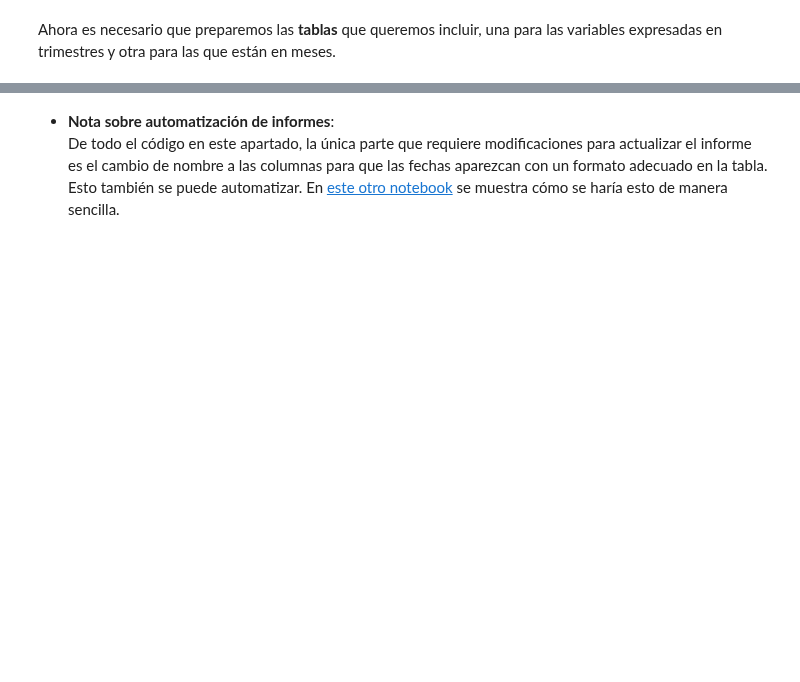
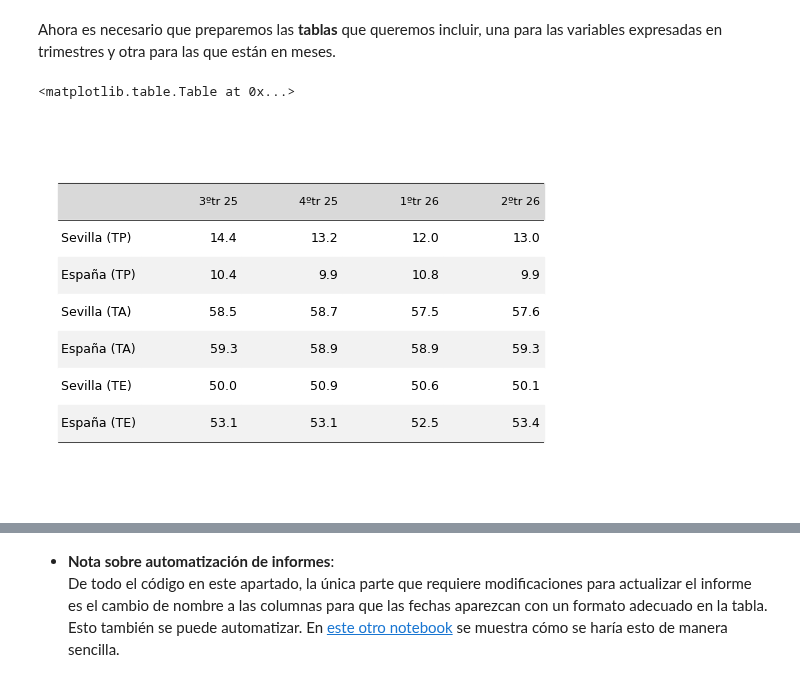
Before and after one commit to otoperalias/Coyuntura, a Jupyter notebook: clases/Tema2_IV.ipynb, the cells around one changed output, grey strips where cells are left out. Drawn from its saved outputs; the diff is of its cells as text; code cells hidden in the pictures; blank space fills up the shorter version.

```diff
--- a/clases/Tema2_IV.ipynb
+++ b/clases/Tema2_IV.ipynb
@@ -48,4 +48,5 @@ En [EPA](https://www.ine.es/dyngs/INEbase/es/operacion.htm?c=Estadistica_C&cid=1
 Entonces, hacemos la selección deseada: las tres tasas, Ambos sexos, Total Nacional y Sevilla, todos los periodos (ordenándolos haciendo clic en a/z) y le damos a la tabla el formato deseado (con los periodos en las filas).
 Posteriormente, descargo el archivo en el formato "Excel: extensión XLSx", con el nombre de EPA_Sevilla, en cual lo subo a Google Colab y procedo a importar.
 # %%
-epa=pd.read_excel("datos_epa.xlsx")
+epa=pd.read_excel("/content/65349-5.xlsx")
+epa
@@ -60,7 +75,7 @@ epa.rename(columns={"Unnamed: 1":"España (TA)",
                     "Unnamed: 5":"España (TE)",
                     "Unnamed: 6":"Sevilla (TE)"}, inplace=True)
 # 2. Seleccionar las filas con datos (de index=8 a =93):
-epa=epa.iloc[8:102] # Hay que poner 94, porque la última no se incluye
+epa=epa.iloc[8:-9] # Hay que poner 94, porque la última no se incluye
 
 # 3. Crear una columna con el periodo, para convertirla en datetime y en el index.
 epa['periodo']=epa['Resultados provinciales'].str[:4]+"Q"+epa['Resultados provinciales'].str[-1:]
@@ -134,42 +212,44 @@ print(parados_tv.loc["2022-01","Sevilla (par)"].iloc[0])
 # %% [markdown]
 Ahora vamos a establecer un rango temporal comun, a partir de enero 2022.
 # %%
-epa=epa.loc["2022":]
-parados=parados.loc["2022":]
-ss=ss.loc["2022":]
+epa=epa.loc["2023":]
+parados=parados.loc["2023":]
+ss=ss.loc["2023":]
+parados_tv=parados_tv.loc["2023":]
+ss_tv=ss_tv.loc["2023":]
 # %% [markdown]
 Ahora es necesario que preparemos las **tablas** que queremos incluir, una para las variables expresadas en trimestres y otra para las que están en meses.
 # %%
 # Tabla EPA (trimestres)
 
 # 1. Creamos una copia con los periodos deseados
 epa2=epa.iloc[-4:].copy()
 
 # 2. Creamos columnas con el nombre de las variables a representar.
 #    Este paso es un "truco" para luego visualizar bien los datos en la tabla
-epa2["TASA DE PARO"]=""
-epa2["TASA DE ACTIVIDAD"]=""
-epa2["TASA DE EMPLEO"]=""
 
 # 3. Ordenamos las columnas:
-epa2=epa2[["TASA DE PARO",'Sevilla (TP)','España (TP)',
-         "TASA DE ACTIVIDAD",'Sevilla (TA)','España (TA)',
-         "TASA DE EMPLEO",'Sevilla (TE)','España (TE)']]
+epa2=epa2[['Sevilla (TP)','España (TP)'
+         ,'Sevilla (TA)','España (TA)'
+         ,'Sevilla (TE)','España (TE)']]
 
 # 4. Transponemos la tabla
 epa2=epa2.T
 
 # 5. Renombramos las columnas
 #    El encabezado de las columnas es ahora este: '2022-07-01', '2022-10-01', '2023-01-01', '2023-04-01', poco
 #    apropiado para una tabla.
 #    Vamos a darle otra lista de etiquetas con mejor formato:
-epa2.columns=["3ºtr 24","4ºtr 24","1ºtr 25","2ºtr 25"]
+epa2.columns=["3ºtr 25","4ºtr 25","1ºtr 26","2ºtr 26"]
 
 epa2.index.name = " " # 1 espacio: para que luego no se vea nada.
 
 # Vemos como queda
 fig,ax=plt.subplots()
-tabla(epa2,ax=ax)
+tabla(ax,epa2)
+# %% [output]
+<matplotlib.table.Table at 0x...>
+[figure, added]
 # %%
 # Tabla parados y afiliaciones (meses)
 
```
Also changed, not shown: parts of 11 cells of this notebook.
